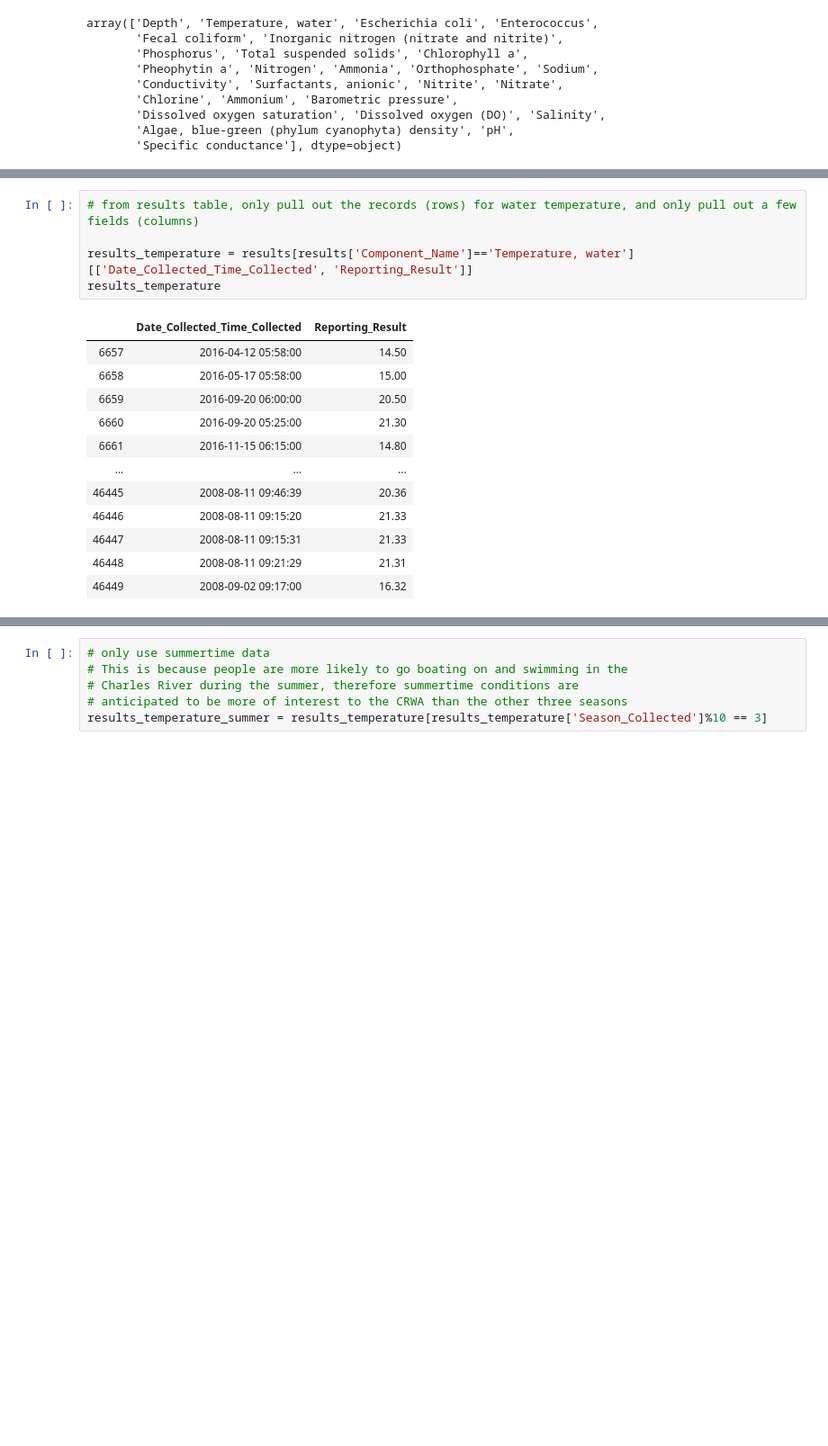
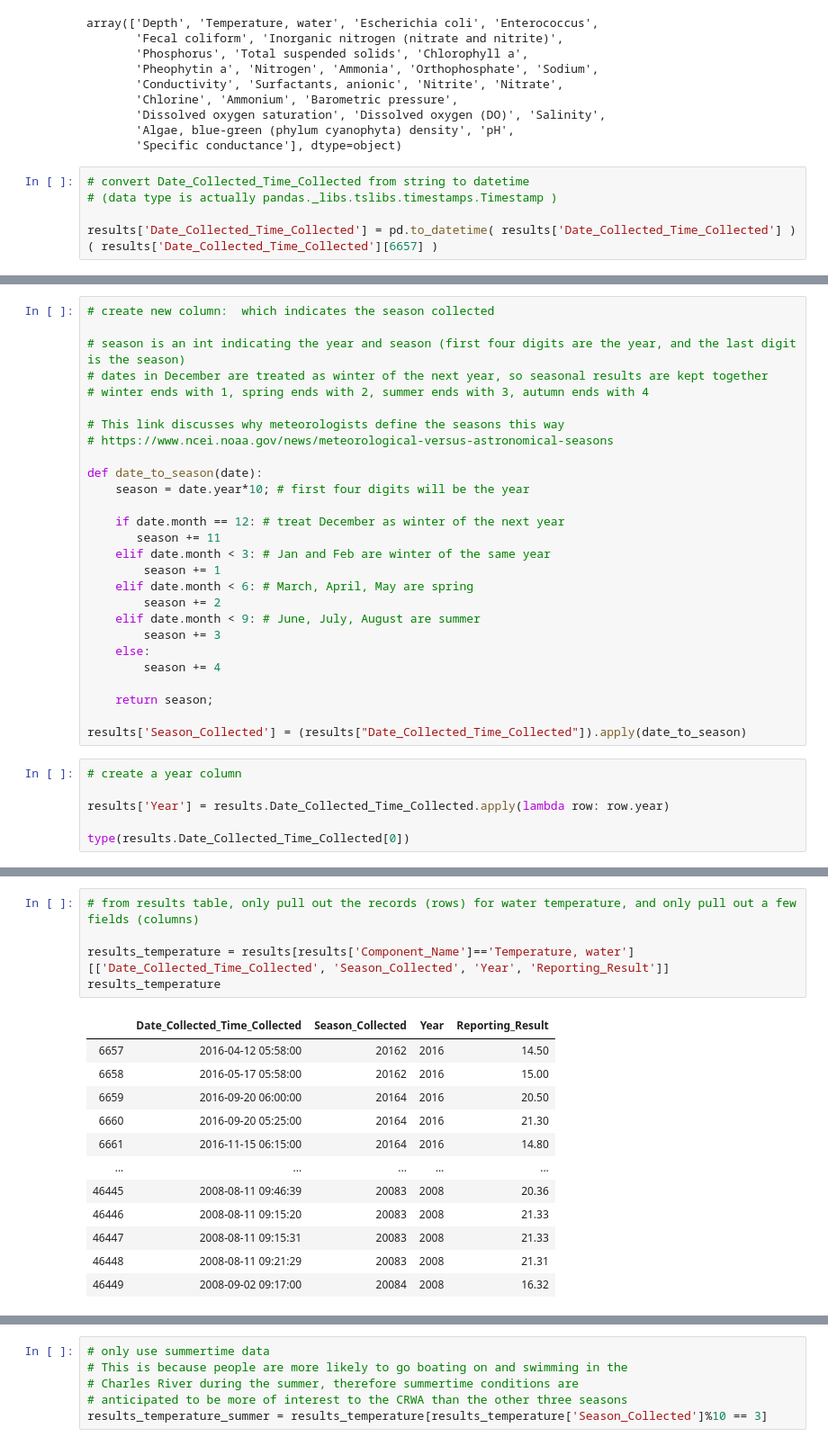
Before and after one commit to codeforboston/safe-water, a Jupyter notebook: projects/crwa/notebooks/lstaples-eda.ipynb, the cells around one changed output, grey strips where cells are left out. Shown at 90% size. Saved outputs shown, nothing was run; the diff lists cells and outputs as text; blank space fills up the shorter version.

```diff
--- a/projects/crwa/notebooks/lstaples-eda.ipynb
+++ b/projects/crwa/notebooks/lstaples-eda.ipynb
@@ -77,3 +54,9 @@ array(['Depth', 'Temperature, water', 'Escherichia coli', 'Enterococcus',
        'Dissolved oxygen saturation', 'Dissolved oxygen (DO)', 'Salinity',
        'Algae, blue-green (phylum cyanophyta) density', 'pH',
        'Specific conductance'], dtype=object)
+# %%
+# convert Date_Collected_Time_Collected from string to datetime
+# (data type is actually pandas._libs.tslibs.timestamps.Timestamp )
+
+results['Date_Collected_Time_Collected'] = pd.to_datetime( results['Date_Collected_Time_Collected'] )
+( results['Date_Collected_Time_Collected'][6657] )
@@ -79,0 +65,33 @@ array(['Depth', 'Temperature, water', 'Escherichia coli', 'Enterococcus',
+# %%
+# create new column:  which indicates the season collected
+
+# season is an int indicating the year and season (first four digits are the year, and the last digit is the season)
+# dates in December are treated as winter of the next year, so seasonal results are kept together
+# winter ends with 1, spring ends with 2, summer ends with 3, autumn ends with 4
+
+# This link discusses why meteorologists define the seasons this way
+# https://www.ncei.noaa.gov/news/meteorological-versus-astronomical-seasons
+
+def date_to_season(date):
+    season = date.year*10; # first four digits will be the year
+
+    if date.month == 12: # treat December as winter of the next year
+       season += 11
+    elif date.month < 3: # Jan and Feb are winter of the same year
+        season += 1
+    elif date.month < 6: # March, April, May are spring
+        season += 2
+    elif date.month < 9: # June, July, August are summer
+        season += 3
+    else:
+        season += 4
+
+    return season;
+
+results['Season_Collected'] = (results["Date_Collected_Time_Collected"]).apply(date_to_season)
+# %%
+# create a year column
+
+results['Year'] = results.Date_Collected_Time_Collected.apply(lambda row: row.year)
+
+type(results.Date_Collected_Time_Collected[0])
@@ -80,18 +102,18 @@ array(['Depth', 'Temperature, water', 'Escherichia coli', 'Enterococcus',
 # %%
 # from results table, only pull out the records (rows) for water temperature, and only pull out a few fields (columns)
 
-results_temperature = results[results['Component_Name']=='Temperature, water'][['Date_Collected_Time_Collected', 'Reporting_Result']]
+results_temperature = results[results['Component_Name']=='Temperature, water'][['Date_Collected_Time_Collected', 'Season_Collected', 'Year', 'Reporting_Result']]
 results_temperature
 # %% [output]
-|  | Date_Collected_Time_Collected | Reporting_Result |
-| 6657 | 2016-04-12 05:58:00 | 14.50 |
-| 6658 | 2016-05-17 05:58:00 | 15.00 |
-| 6659 | 2016-09-20 06:00:00 | 20.50 |
-| 6660 | 2016-09-20 05:25:00 | 21.30 |
-| 6661 | 2016-11-15 06:15:00 | 14.80 |
-| ... | ... | ... |
-| 46445 | 2008-08-11 09:46:39 | 20.36 |
-| 46446 | 2008-08-11 09:15:20 | 21.33 |
-| 46447 | 2008-08-11 09:15:31 | 21.33 |
-| 46448 | 2008-08-11 09:21:29 | 21.31 |
-| 46449 | 2008-09-02 09:17:00 | 16.32 |
+|  | Date_Collected_Time_Collected | Season_Collected | Year | Reporting_Result |
+| 6657 | 2016-04-12 05:58:00 | 20162 | 2016 | 14.50 |
+| 6658 | 2016-05-17 05:58:00 | 20162 | 2016 | 15.00 |
+| 6659 | 2016-09-20 06:00:00 | 20164 | 2016 | 20.50 |
+| 6660 | 2016-09-20 05:25:00 | 20164 | 2016 | 21.30 |
+| 6661 | 2016-11-15 06:15:00 | 20164 | 2016 | 14.80 |
+| ... | ... | ... | ... | ... |
+| 46445 | 2008-08-11 09:46:39 | 20083 | 2008 | 20.36 |
+| 46446 | 2008-08-11 09:15:20 | 20083 | 2008 | 21.33 |
+| 46447 | 2008-08-11 09:15:31 | 20083 | 2008 | 21.33 |
+| 46448 | 2008-08-11 09:21:29 | 20083 | 2008 | 21.31 |
+| 46449 | 2008-09-02 09:17:00 | 20084 | 2008 | 16.32 |
```
Also changed, not shown: parts of 30 cells of this notebook.
